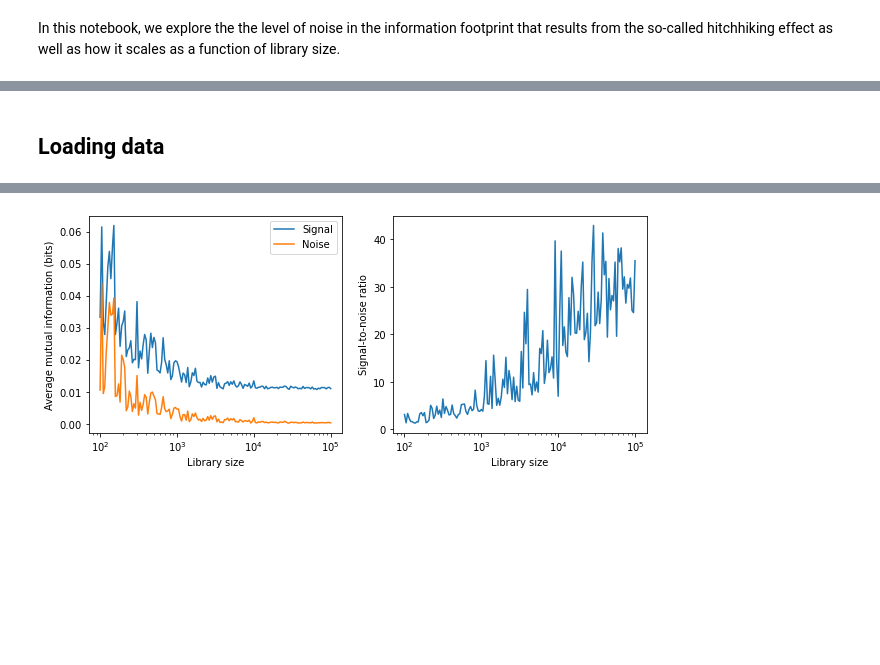
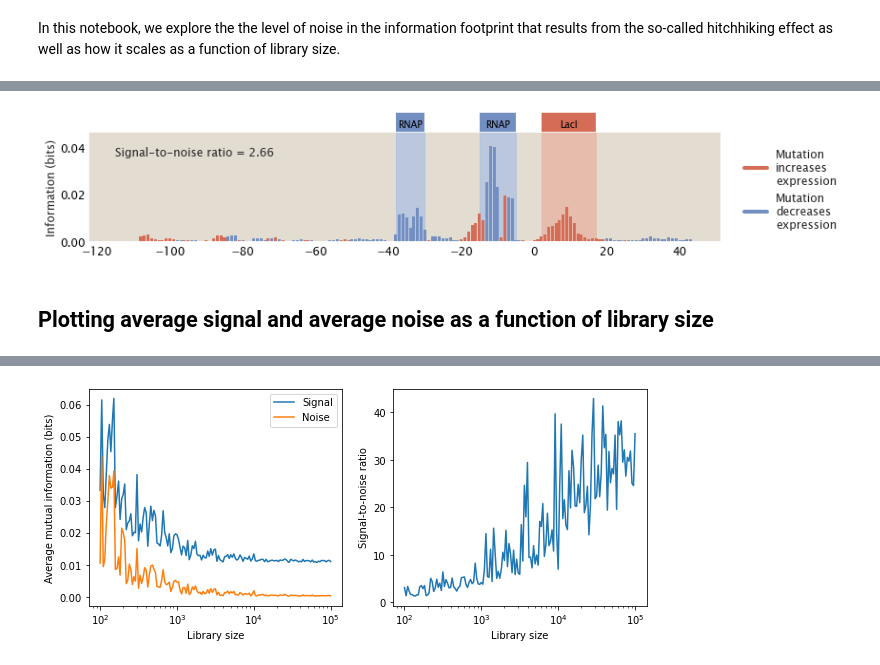
Before and after one commit to RPGroup-PBoC/theoretical_regseq, a Jupyter notebook: notebooks/noise/library_size.ipynb, the cells around one changed output, grey strips where cells are left out. Drawn from its saved outputs; the diff is of its cells as text; code cells hidden in the pictures; blank space fills up the shorter version.

```diff
--- a/notebooks/noise/library_size.ipynb
+++ b/notebooks/noise/library_size.ipynb
@@ -47,3 +86,15 @@ In this notebook, we explore the the level of noise in the information footprint
+# %%
+df = tregs.simulate.sim(promoter, tregs.simulate.simrep_pbound, [rnap_site, rep_site],
+                        *[n_NS, n_p, n_r, rnap_emat, rep_emat, ep_wt, er_wt],
+                        num_mutants=1000)
+
+region_params = [(-38, -30, 'P', 'RNAP'), (-15, -5, 'P', 'RNAP'), (2, 17, 'R', 'LacI')]
+tregs.footprint.plot_footprint(promoter, df, region_params,
+                               outfile='../../figs/hitchhiking1000.png')
+# %% [output]
+[figure, added]
+# %% [markdown]
+## Plotting average signal and average noise as a function of library size
 # %%
 def combine_regions(regions):
 
@@ -122,5 +173,3 @@ def signal_to_noise(n_seqs, detect_bsites=True):
     signal = np.concatenate(tuple(signal_footprint), axis=None)
 
     return footprint, exshift_list, noise, signal
-# %% [markdown]
-## Loading data
```
Also changed, not shown: parts of 25 cells of this notebook, 7 other files.
